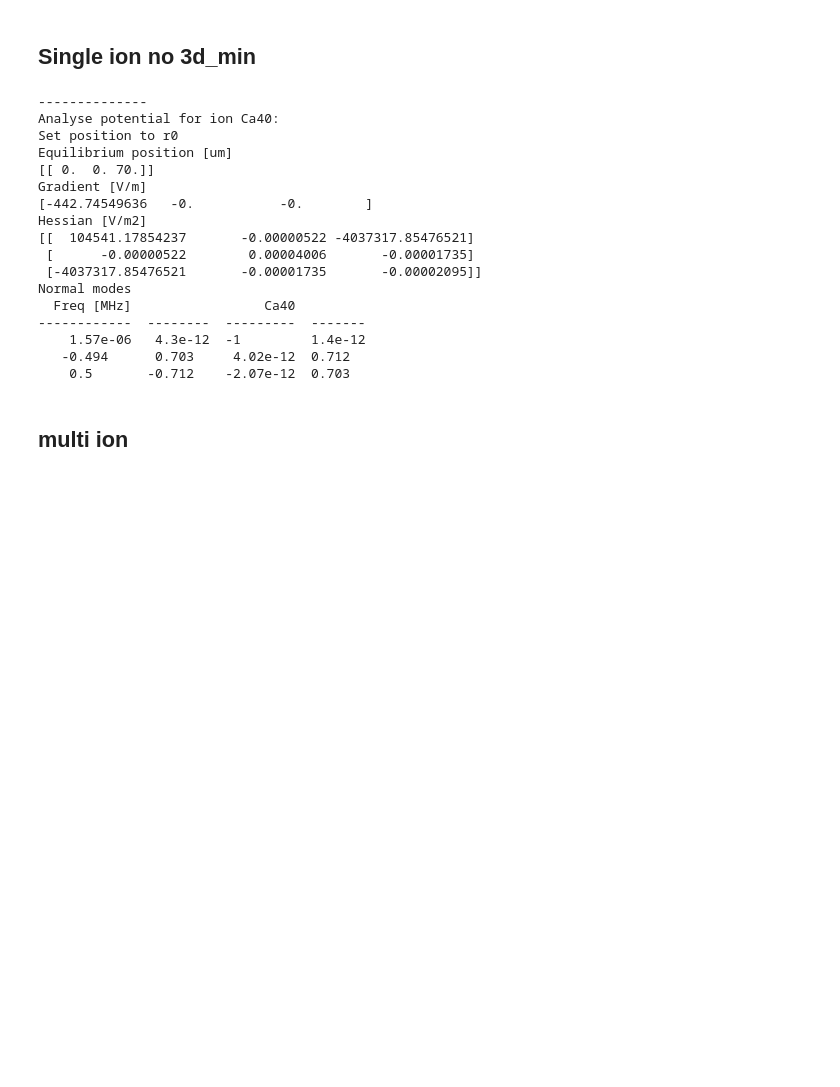
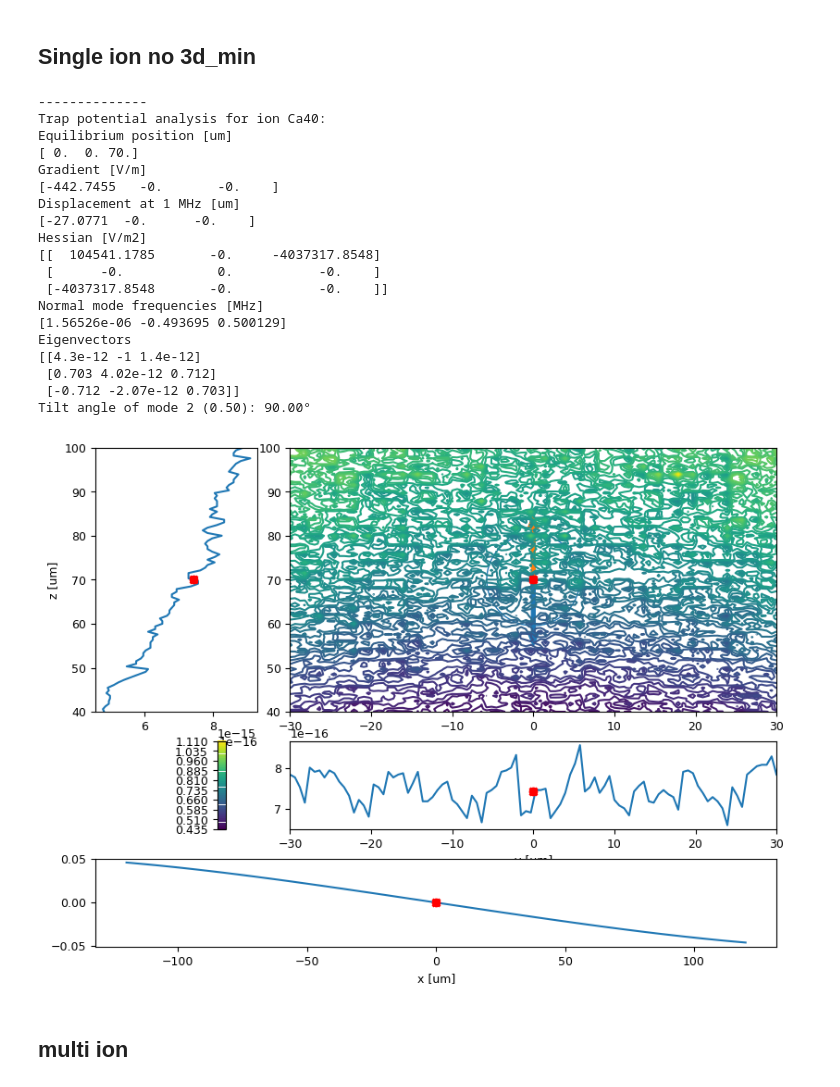
Before and after one commit to tiqi-group/pytrans-examples, a Jupyter notebook: examples/analysis.ipynb, the cells around one changed output. Drawn from its saved outputs; the diff is of its cells as text; code cells hidden in the pictures; blank space fills up the shorter version.

Commit message:
up pytrans: mode solver in analysis v1.0
Former-commit-id: 389b04177649e7d292086b217e62e92058aed346

```diff
--- a/examples/analysis.ipynb
+++ b/examples/analysis.ipynb
@@ -92,25 +101,29 @@ AttributeError: 'list' object has no attribute 'mass_amu'
 # %% [markdown]
 ## Single ion no 3d_min
 # %%
+r1 = (trap.x_ele(3), 0, trap.z0)
 results = analyse_potential(trap, voltages_x, ions=Ca40, r0=r1, roi=(120e-6, 30e-6, 30e-6), find_3dmin=False, pseudo=False)
 # %% [output]
 --------------
-Analyse potential for ion Ca40:
-Set position to r0
+Trap potential analysis for ion Ca40:
 Equilibrium position [um]
-[[ 0.  0. 70.]]
+[ 0.  0. 70.]
 Gradient [V/m]
-[-442.74549636   -0.           -0.        ]
+[-442.7455   -0.       -0.    ]
+Displacement at 1 MHz [um]
+[-27.0771  -0.      -0.    ]
 Hessian [V/m2]
-[[  104541.17854237       -0.00000522 -4037317.85476521]
- [      -0.00000522        0.00004006       -0.00001735]
- [-4037317.85476521       -0.00001735       -0.00002095]]
-Normal modes
-  Freq [MHz]                 Ca40
-------------  --------  ---------  -------
-    1.57e-06   4.3e-12  -1         1.4e-12
-   -0.494      0.703     4.02e-12  0.712
-    0.5       -0.712    -2.07e-12  0.703
+[[  104541.1785       -0.     -4037317.8548]
+ [      -0.            0.           -0.    ]
+ [-4037317.8548       -0.           -0.    ]]
+Normal mode frequencies [MHz]
+[1.56526e-06 -0.493695 0.500129]
+Eigenvectors
+[[4.3e-12 -1 1.4e-12]
+ [0.703 4.02e-12 0.712]
+ [-0.712 -2.07e-12 0.703]]
+Tilt angle of mode 2 (0.50): 90.00°
+[figure, added]
 # %% [markdown]
 ## multi ion
 # %%
```
Also changed, not shown: parts of 5 cells of this notebook, 2 other files.
